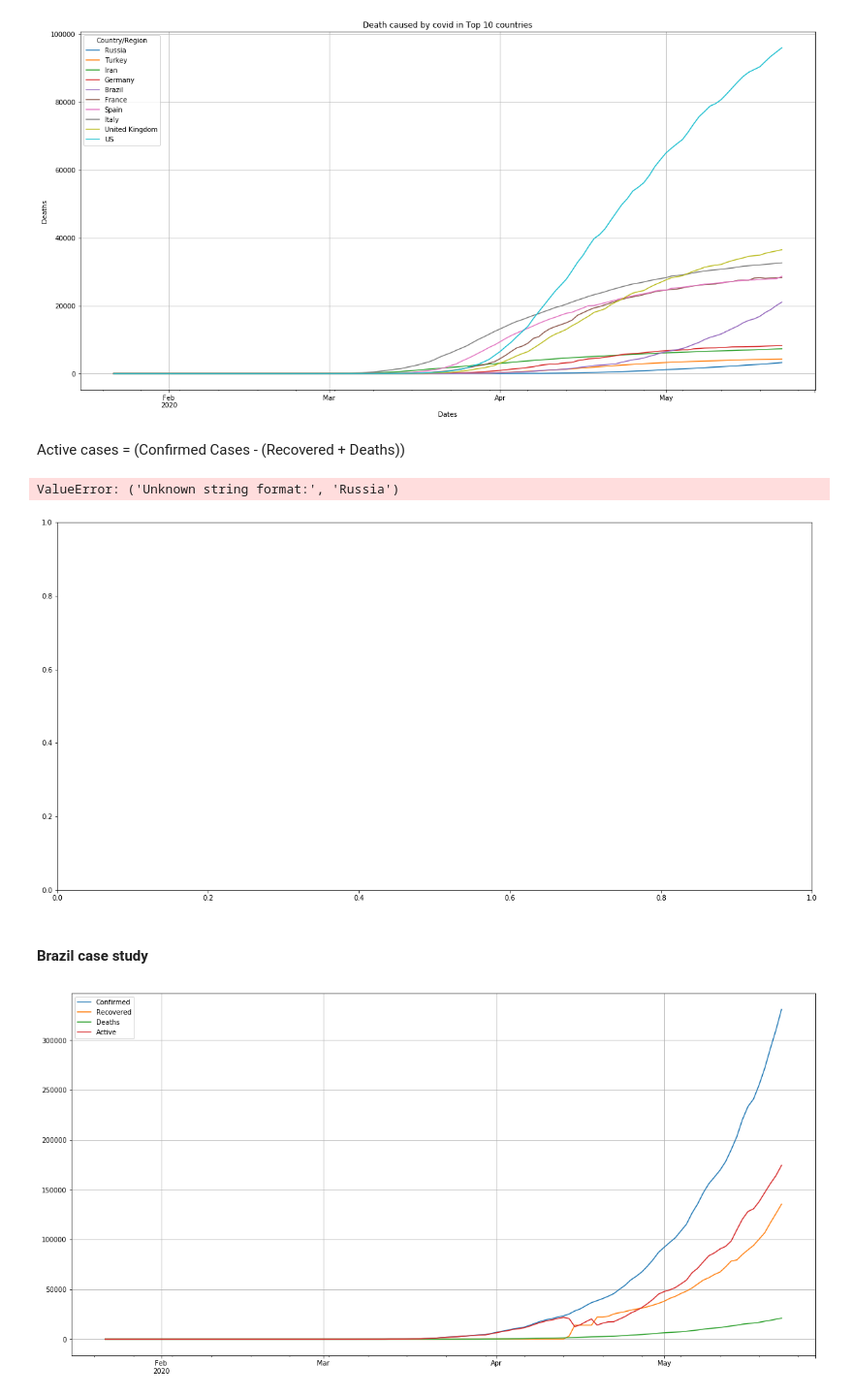
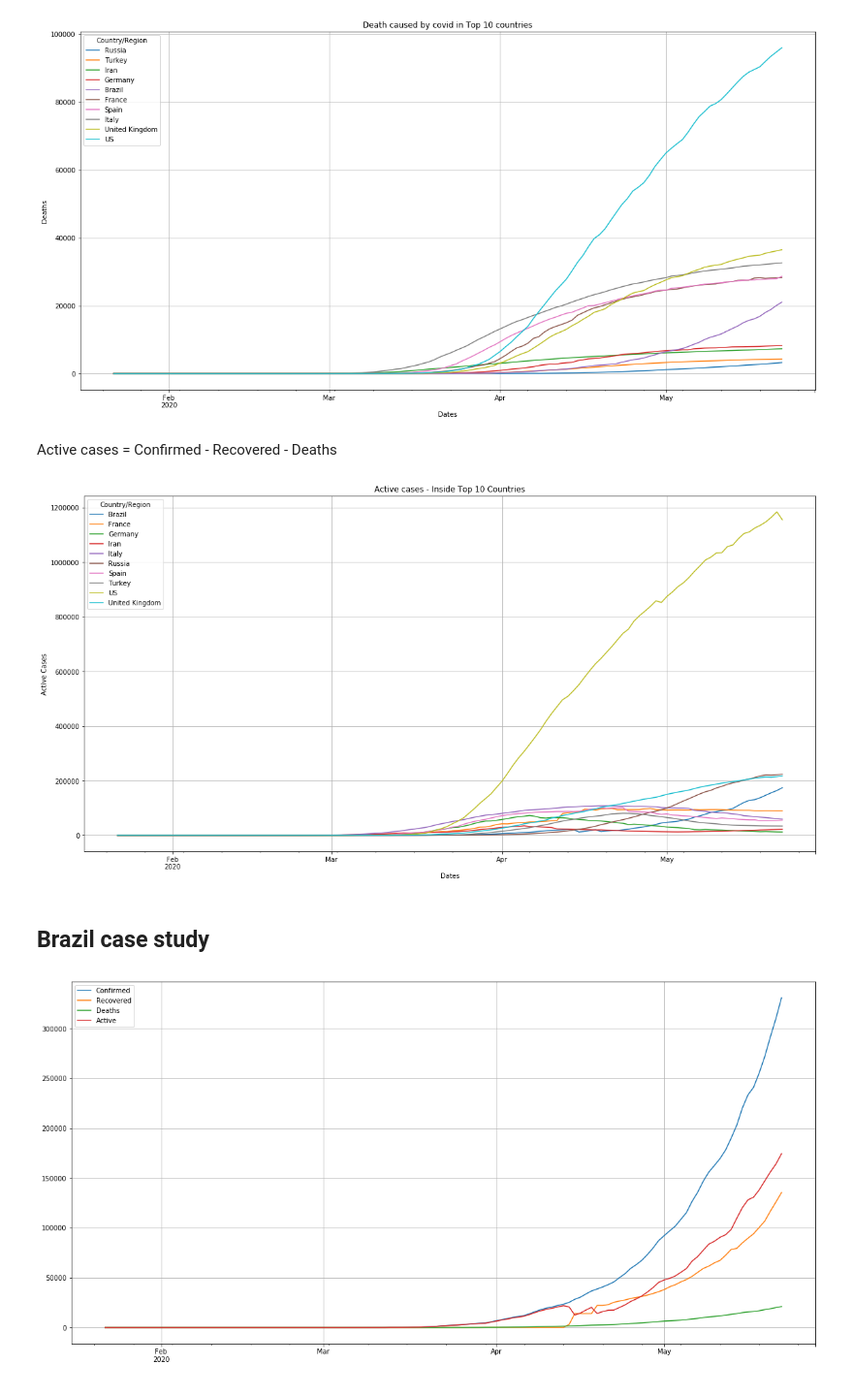
Before and after one commit to ErikSugawara/covid19-visualization-analysis, a Jupyter notebook: covid_visual_analysis.ipynb, the cells around one changed output. Shown at 97% size. Drawn from its saved outputs; the diff is of its cells as text; code cells hidden in the pictures.

Commit message:
Removed and fixed a graphic

```diff
--- a/covid_visual_analysis.ipynb
+++ b/covid_visual_analysis.ipynb
@@ -179,22 +169,19 @@ ax_4.set(xlabel='Dates', ylabel='Deaths');
 # %% [output]
 [figure]
 # %% [markdown]
-Active cases = (Confirmed Cases - (Recovered + Deaths))
+Active cases = Confirmed - Recovered - Deaths
 # %%
 fig = plt.figure(figsize = (20, 10))
 ax_5 = fig.add_subplot(1,1,1)
-df_death = df_death.T
-df_death.index = pd.to_datetime(df_death.index)
-df_active = (df_top10 - (df_recovered + df_death))
+df_active = df_top10 - df_recovered - df_death
 df_active.plot(ax=ax_5, legend=True)
 ax_5.set_title("Active cases - Inside Top 10 Countries", fontsize=12)
 ax_5.grid(True)
 ax_5.set(xlabel='Dates', ylabel='Active Cases');
 # %% [output]
-ValueError: ('Unknown string format:', 'Russia')
-[figure, old version]
+[figure, new version]
 # %% [markdown]
-#### Brazil case study
+## Brazil case study
 # %%
 df_brazil_confirmed = df_confirmed_cases.loc[df_confirmed_cases['Country/Region'].isin(['Brazil'])]
 df_brazil_recovered = df_recovered_cases.loc[df_recovered_cases['Country/Region'].isin(['Brazil'])]
```
Also changed, not shown: parts of 2 cells of this notebook.
